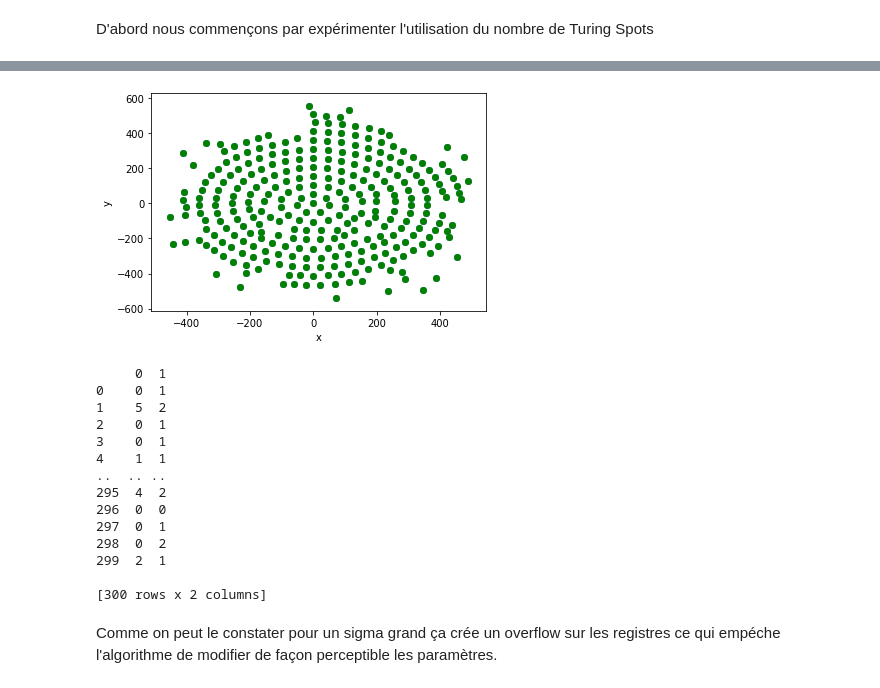
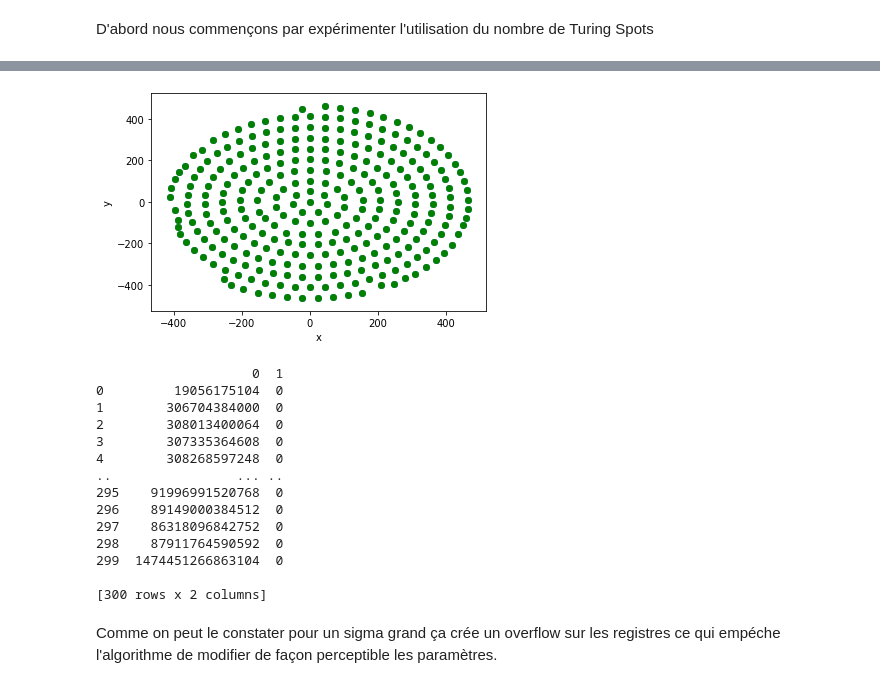
Before and after one commit to steagsInc/Projet_Kilobots, a Jupyter notebook: Rapport_1.ipynb, the cells around one changed output, grey strips where cells are left out. Saved outputs shown, nothing was run; the diff lists cells and outputs as text; code cells hidden in the pictures.

```diff
--- a/Rapport_1.ipynb
+++ b/Rapport_1.ipynb
@@ -97,23 +100,23 @@ Iterat #Fevals   function value  axis ratio  sigma  min&max std  t[m:s]
 # %%
-SD.setTime(2500)
+SD.setTime(2000)
 SD.executeSimulation()
 SD.genererRendu()
 df = pd.DataFrame(SD.concentrations)
 print(df)
 # %% [output]
-[figure, old version]
+[figure, new version]
-     0  1
-0    0  1
-1    5  2
-2    0  1
-3    0  1
-4    1  1
-..  .. ..
-295  4  2
-296  0  0
-297  0  1
-298  0  2
-299  2  1
+                    0  1
+0         19056175104  0
+1        306704384000  0
+2        308013400064  0
+3        307335364608  0
+4        308268597248  0
+..                ... ..
+295    91996991520768  0
+296    89149000384512  0
+297    86318096842752  0
+298    87911764590592  0
+299  1474451266863104  0
 
 [300 rows x 2 columns]
 # %% [markdown]
```
Also changed, not shown: parts of 20 cells of this notebook, 46 other files.
